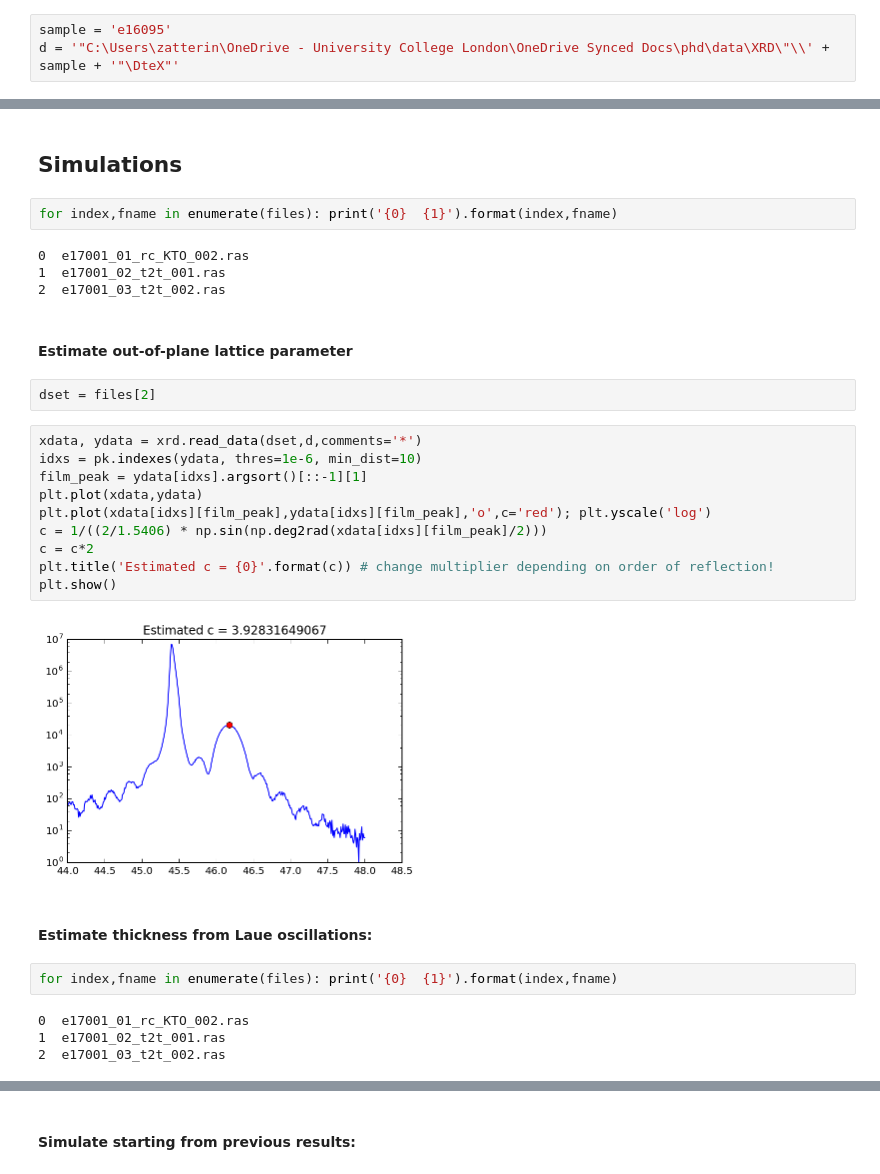
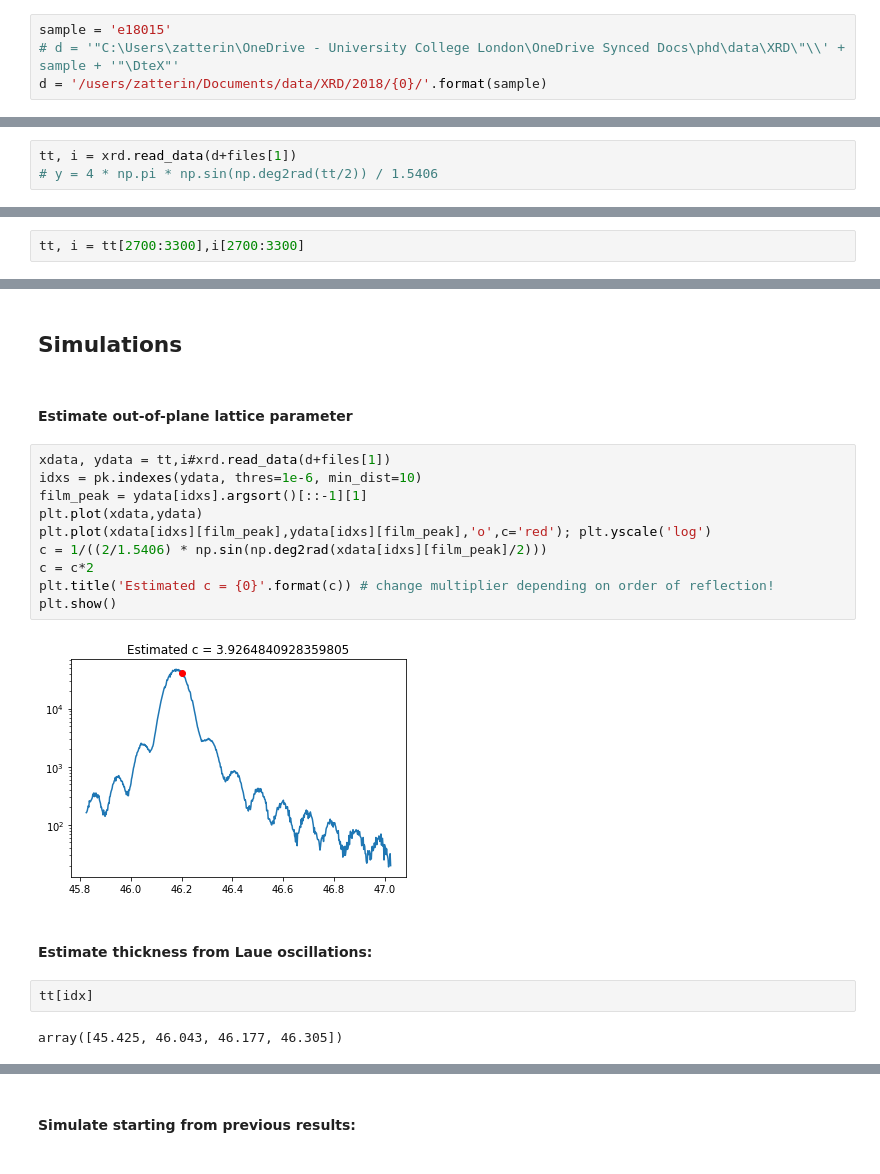
Before and after one commit to ezatterin/notebooks, a Jupyter notebook: xrd/rigaku_ctr.ipynb, the cells around one changed output, grey strips where cells are left out. Cells and saved outputs as stored; diff of their text form.

```diff
--- a/xrd/rigaku_ctr.ipynb
+++ b/xrd/rigaku_ctr.ipynb
@@ -12,5 +12,6 @@ The minimum supported version is 2.4.6
 # %%
-sample = 'e16095'
-d = '"C:\Users\zatterin\OneDrive - University College London\OneDrive Synced Docs\phd\data\XRD\"\\' + sample + '"\DteX"'
+sample = 'e18015'
+# d = '"C:\Users\zatterin\OneDrive - University College London\OneDrive Synced Docs\phd\data\XRD\"\\' + sample + '"\DteX"'
+d = '/users/zatterin/Documents/data/XRD/2018/{0}/'.format(sample)
 # %%
 files = !ls {d} | grep '.ras' #| grep '_00[1-9]' | grep '.ras'
@@ -31,0 +27,3 @@ e16046_10_t2t_002.ras
+# %%
+tt, i = xrd.read_data(d+files[1])
+# y = 4 * np.pi * np.sin(np.deg2rad(tt/2)) / 1.5406
@@ -38,3 +44,5 @@ plt.plot(*xrd.read_data(files[10],d,comments='#'));plt.yscale('log')
+# %%
+tt, i = tt[2700:3300],i[2700:3300]
 # %%
 fig, ax = plt.subplots(4,3, figsize=(16,16))
 ax = ax.flatten()
@@ -53,32 +58,22 @@ ValueError: Some errors were detected !
 # %% [markdown]
 ## Simulations
-# %%
-for index,fname in enumerate(files): print('{0}  {1}').format(index,fname)
-# %% [output]
-0  e17001_01_rc_KTO_002.ras
-1  e17001_02_t2t_001.ras
-2  e17001_03_t2t_002.ras
 # %% [markdown]
 #### Estimate out-of-plane lattice parameter
-# %%
-dset = files[2]
 # %%
-xdata, ydata = xrd.read_data(dset,d,comments='*')
+xdata, ydata = tt,i#xrd.read_data(d+files[1])
 idxs = pk.indexes(ydata, thres=1e-6, min_dist=10)
 film_peak = ydata[idxs].argsort()[::-1][1]
 plt.plot(xdata,ydata)
 plt.plot(xdata[idxs][film_peak],ydata[idxs][film_peak],'o',c='red'); plt.yscale('log')
 c = 1/((2/1.5406) * np.sin(np.deg2rad(xdata[idxs][film_peak]/2)))
 c = c*2
 plt.title('Estimated c = {0}'.format(c)) # change multiplier depending on order of reflection!
 plt.show()
 # %% [output]
-[figure, old version]
+[figure, new version]
 # %% [markdown]
 #### Estimate thickness from Laue oscillations:
-# %%
-for index,fname in enumerate(files): print('{0}  {1}').format(index,fname)
-# %% [output]
-0  e17001_01_rc_KTO_002.ras
-1  e17001_02_t2t_001.ras
-2  e17001_03_t2t_002.ras
+# %%
+tt[idx]
+# %% [output]
+array([45.425, 46.043, 46.177, 46.305])
```
Also changed, not shown: parts of 11 cells of this notebook, 15 other files.
